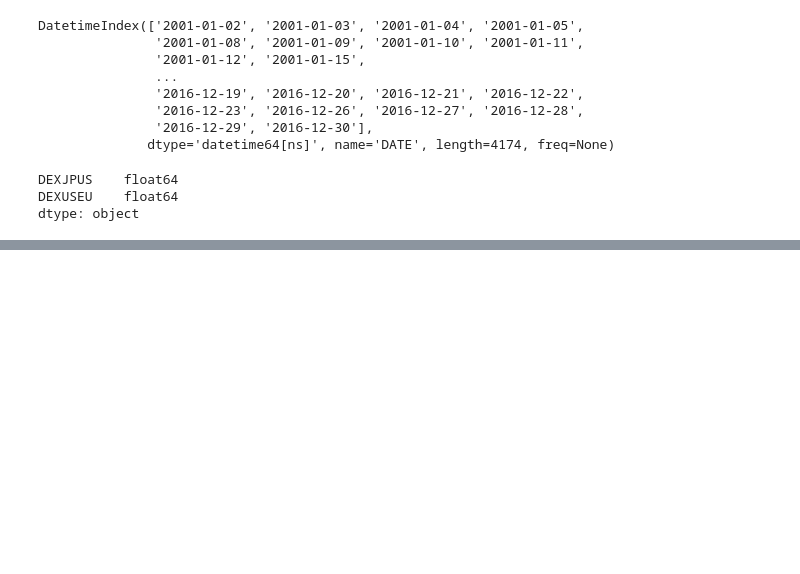
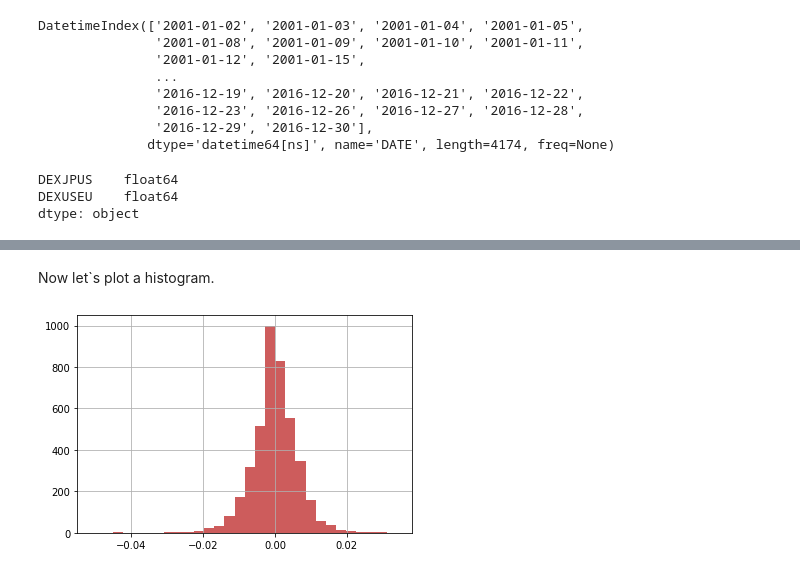
Before and after one commit to Coyote-Schmoyote/currency-exchange-prediction, a Jupyter notebook: currency_exchange.ipynb, the cells around one changed output, grey strips where cells are left out. Drawn from its saved outputs; the diff is of its cells as text; code cells hidden in the pictures; blank space fills up the shorter version.

```diff
--- a/currency_exchange.ipynb
+++ b/currency_exchange.ipynb
@@ -158,0 +257,8 @@ dtype: int64
+# %% [markdown]
+Now let`s plot a histogram.
+# %%
+# JPYxUSD histogram
+JPY_USD = (df["DEXJPUS"] - df["DEXJPUS"].shift(1)) / df["DEXJPUS"].shift(1)
+JPY_USD.hist(bins=30, color="indianred");
+# %% [output]
+[figure, added]
```
Also changed, not shown: parts of 40 cells of this notebook.
